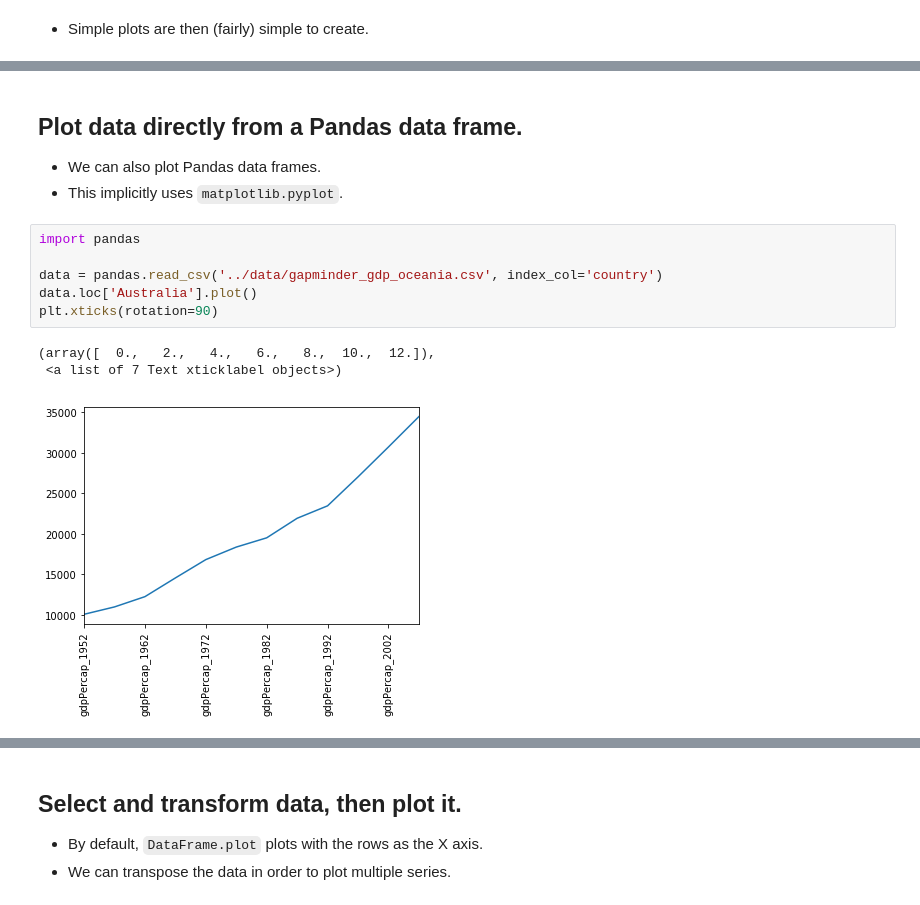
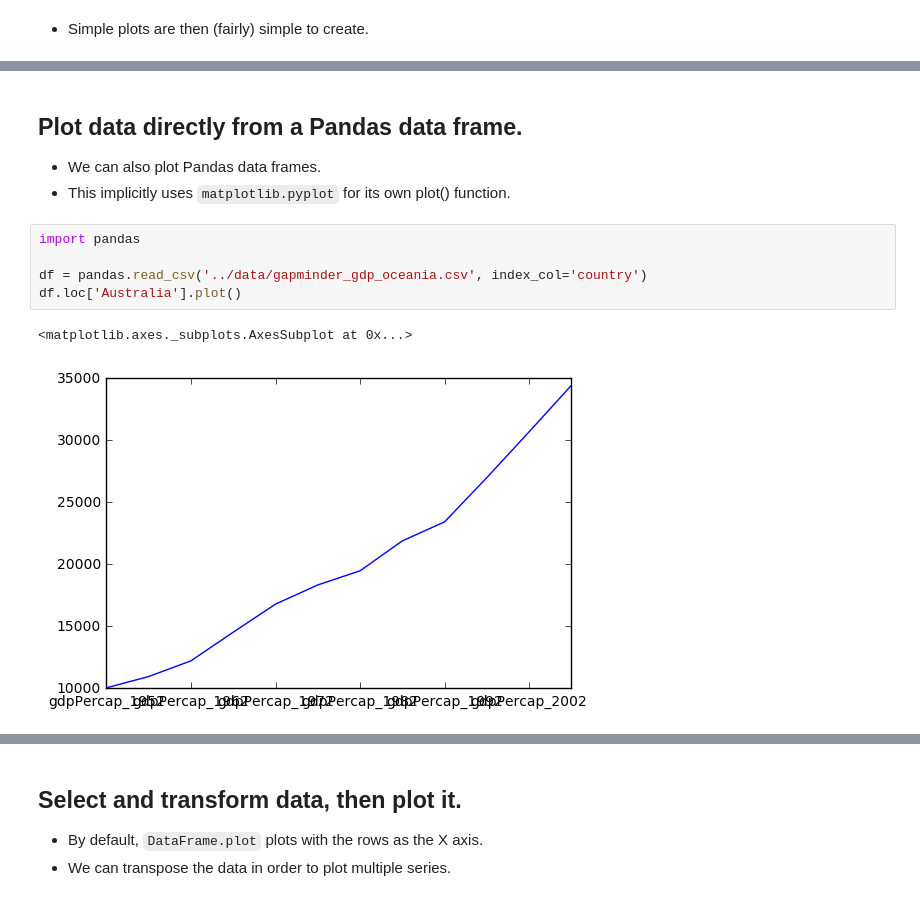
Before and after one commit to UA-Carpentries-Workshops/2018-02-10-Tucson, a Jupyter notebook: python_lessons/06 - Plotting Data.ipynb, the cells around one changed output, grey strips where cells are left out. Saved outputs shown, nothing was run; the diff lists cells and outputs as text.

```diff
--- a/python_lessons/06 - Plotting Data.ipynb
+++ b/python_lessons/06 - Plotting Data.ipynb
@@ -26,14 +26,12 @@ plt.ylabel('Doubles')
 ## Plot data directly from a Pandas data frame.
 
 *   We can also plot Pandas data frames.
-*   This implicitly uses `matplotlib.pyplot`.
+*   This implicitly uses `matplotlib.pyplot` for its own plot() function.
 # %%
 import pandas
 
-data = pandas.read_csv('../data/gapminder_gdp_oceania.csv', index_col='country')
-data.loc['Australia'].plot()
-plt.xticks(rotation=90)
+df = pandas.read_csv('../data/gapminder_gdp_oceania.csv', index_col='country')
+df.loc['Australia'].plot()
 # %% [output]
-(array([  0.,   2.,   4.,   6.,   8.,  10.,  12.]),
- <a list of 7 Text xticklabel objects>)
+<matplotlib.axes._subplots.AxesSubplot at 0x...>
-[figure, old version]
+[figure, new version]
```
Also changed, not shown: parts of 24 cells of this notebook, 5 other files.
